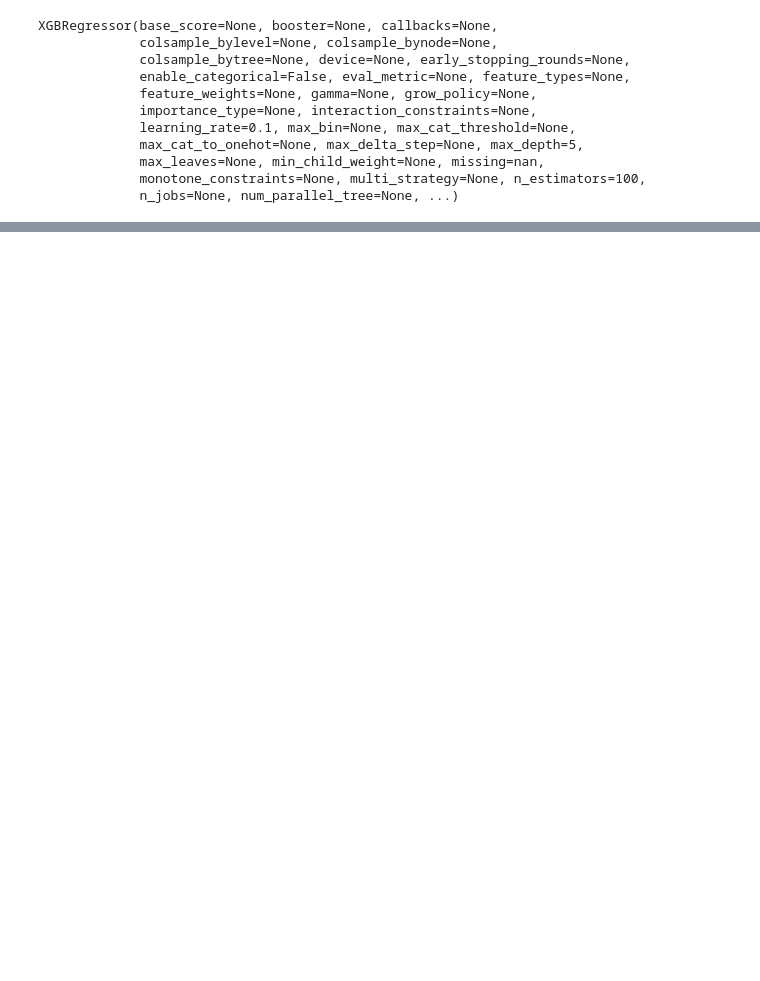
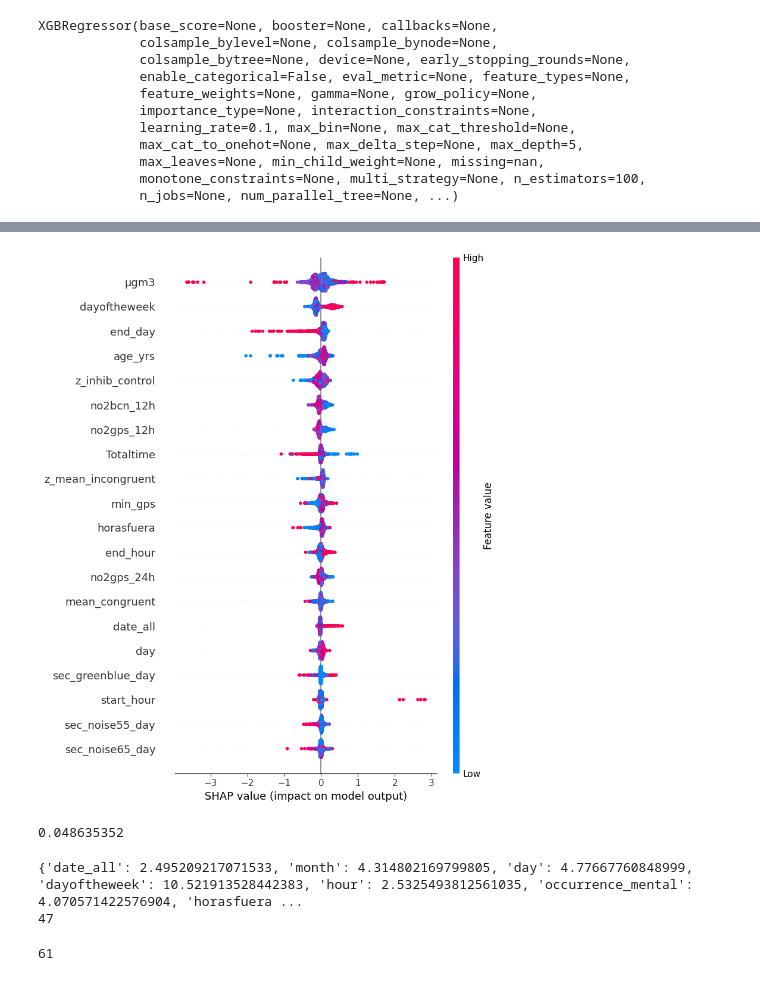
Before and after one commit to shashwat1237/Air-Pollution-and-Mental-Health, a Jupyter notebook: Untitled.ipynb, the cells around one changed output, grey strips where cells are left out. Drawn from its saved outputs; the diff is of its cells as text; code cells hidden in the pictures; blank space fills up the shorter version.

```diff
--- a/Untitled.ipynb
+++ b/Untitled.ipynb
@@ -492,8 +488,7 @@ X_train, X_test, y_train, y_test = train_test_split(
     X,
     Y,
     test_size=0.2,
-    random_state=42,
-    stratify=Y
+    random_state=42
 )
 # Train the model on the training data
 xgb_regressor.fit(X_train, y_train)
@@ -523,0 +539,29 @@ Root Mean Squared Error: 0.91
+# %%
+import shap
+
+explainer = shap.TreeExplainer(xgb_regressor)
+shap_values = explainer.shap_values(X_train)
+
+# Summary plot
+shap.summary_plot(shap_values, X_train)
+# %% [output]
+[figure, added]
+# %%
+print(max(xgb_regressor.feature_importances_))
+# %% [output]
+0.048635352
+# %%
+booster = xgb_regressor.get_booster()
+
+# Importance types: "weight", "gain", "cover", "total_gain", "total_cover"
+importance = booster.get_score(importance_type="gain")
+
+print(importance)
+print(len(importance))
+# %% [output]
+{'date_all': 2.495209217071533, 'month': 4.314802169799805, 'day': 4.77667760848999, 'dayoftheweek': 10.521913528442383, 'hour': 2.5325493812561035, 'occurrence_mental': 4.070571422576904, 'horasfuera ...
+47
+# %%
+print(len(X_train.columns))
+# %% [output]
+61
```
Also changed, not shown: parts of 19 cells of this notebook, 1 other file.
